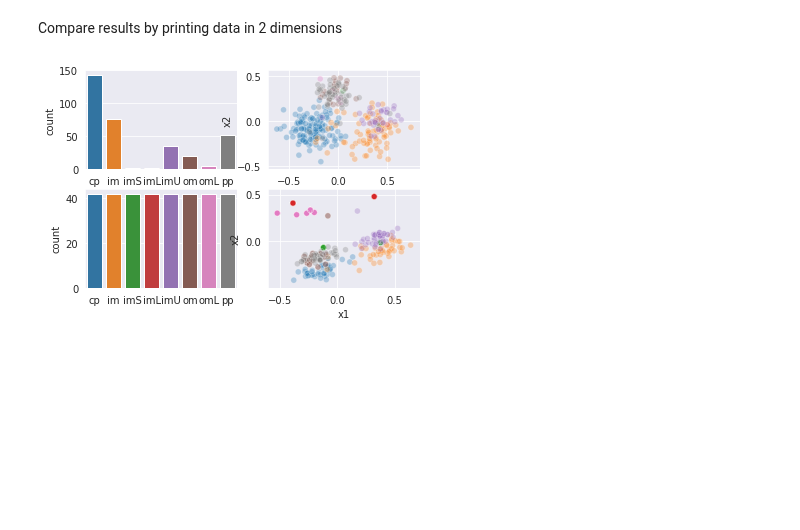
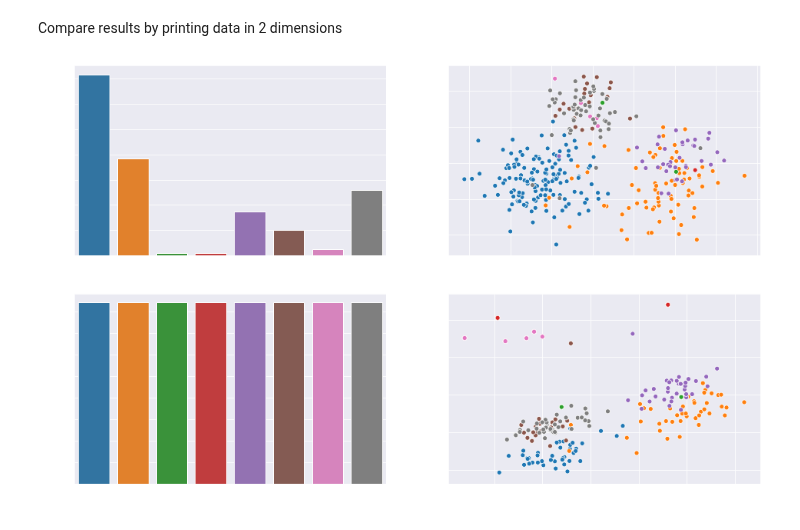
Before and after one commit to damianhorna/multi-imbalance, a Jupyter notebook: examples/resampling/SOUP.ipynb, the cells around one changed output. Drawn from its saved outputs; the diff is of its cells as text; code cells hidden in the pictures; blank space fills up the shorter version.

Commit message:
fixed charts

```diff
--- a/examples/resampling/SOUP.ipynb
+++ b/examples/resampling/SOUP.ipynb
@@ -9,7 +9,10 @@ import pandas as pd
 import seaborn as sns
 import matplotlib.pyplot as plt
 
-sns.set_style('darkgrid', rc={'figure.figsize': (15, 8)})
+%matplotlib inline
+rc = {'text.color':'white','axes.labelcolor':'white', 'xtick.color':'white','ytick.color':'white'}
+sns.set_style('darkgrid',rc=rc)
+
 
 # TODO replace it by correct file in repository
 ecoli_url = 'https://archive.ics.uci.edu/ml/machine-learning-databases/ecoli/ecoli.data'
@@ -35,14 +38,13 @@ resampled_X, resampled_y = clf.fit(X, y)
 Compare results by printing data in 2 dimensions
 # %%
 fig, axs = plt.subplots(ncols=2, nrows=2)
+fig.set_size_inches( 16, 10)
 axs = axs.flatten()
 
 sns.countplot(y, ax=axs[0])
 plot_multi_dimensional_data(X, y, axs[1])
 
 sns.countplot(resampled_y, ax=axs[2])
 plot_multi_dimensional_data(resampled_X, resampled_y, axs[3])
-
-plt.show()
 # %% [output]
-[figure, old version]
+[figure, new version]
```
Also changed, not shown: 1 other file.
